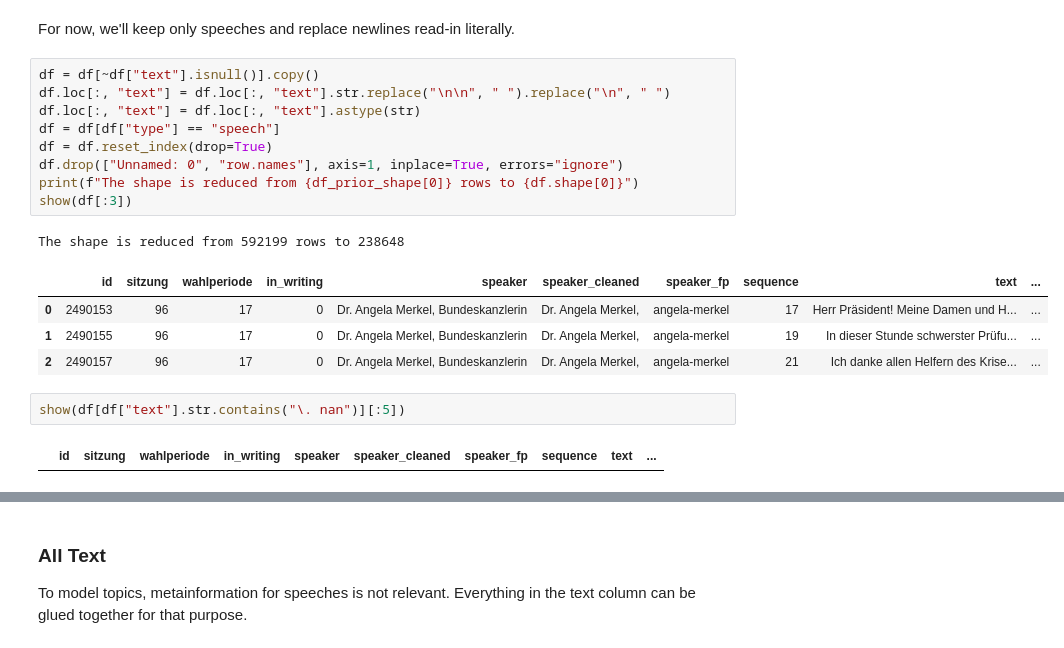
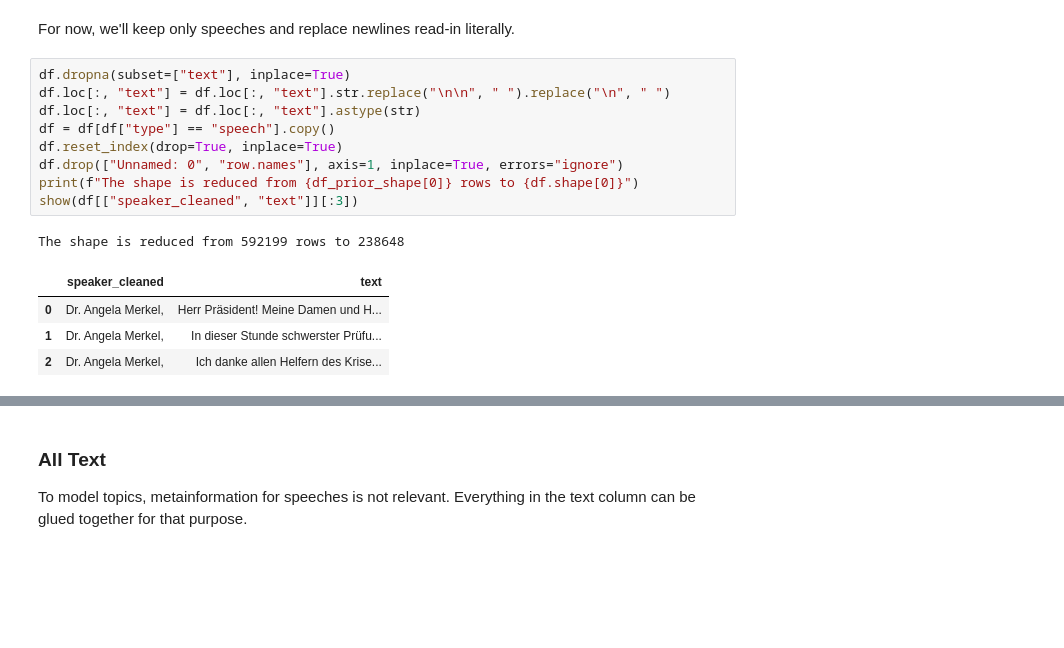
Before and after one commit to sebas-seck/bundestag_nlp, a Jupyter notebook: nb_02_plenary_protocols.ipynb, the cells around one changed output, grey strips where cells are left out. Drawn from its saved outputs; the diff is of its cells as text; blank space fills up the shorter version.

Commit message:
refactors speech identification

```diff
--- a/nb_02_plenary_protocols.ipynb
+++ b/nb_02_plenary_protocols.ipynb
@@ -60,21 +59,17 @@ if VERBOSE:
 # %% [markdown]
 For now, we'll keep only speeches and replace newlines read-in literally.
 # %%
-df = df[~df["text"].isnull()].copy()
+df.dropna(subset=["text"], inplace=True)
 df.loc[:, "text"] = df.loc[:, "text"].str.replace("\n\n", " ").replace("\n", " ")
 df.loc[:, "text"] = df.loc[:, "text"].astype(str)
-df = df[df["type"] == "speech"]
-df = df.reset_index(drop=True)
+df = df[df["type"] == "speech"].copy()
+df.reset_index(drop=True, inplace=True)
 df.drop(["Unnamed: 0", "row.names"], axis=1, inplace=True, errors="ignore")
 print(f"The shape is reduced from {df_prior_shape[0]} rows to {df.shape[0]}")
-show(df[:3])
+show(df[["speaker_cleaned", "text"]][:3])
 # %% [output]
 The shape is reduced from 592199 rows to 238648
-|  | id | sitzung | wahlperiode | in_writing | speaker | speaker_cleaned | speaker_fp | sequence | text | ... |
-| 0 | 2490153 | 96 | 17 | 0 | Dr. Angela Merkel, Bundeskanzlerin | Dr. Angela Merkel, | angela-merkel | 17 | Herr Präsident! Meine Damen und H... | ... |
-| 1 | 2490155 | 96 | 17 | 0 | Dr. Angela Merkel, Bundeskanzlerin | Dr. Angela Merkel, | angela-merkel | 19 | In dieser Stunde schwerster Prüfu... | ... |
-| 2 | 2490157 | 96 | 17 | 0 | Dr. Angela Merkel, Bundeskanzlerin | Dr. Angela Merkel, | angela-merkel | 21 | Ich danke allen Helfern des Krise... | ... |
+|  | speaker_cleaned | text |
+| 0 | Dr. Angela Merkel, | Herr Präsident! Meine Damen und H... |
+| 1 | Dr. Angela Merkel, | In dieser Stunde schwerster Prüfu... |
+| 2 | Dr. Angela Merkel, | Ich danke allen Helfern des Krise... |
-# %%
-show(df[df["text"].str.contains("\. nan")][:5])
-# %% [output]
-|  | id | sitzung | wahlperiode | in_writing | speaker | speaker_cleaned | speaker_fp | sequence | text | ... |
```
Also changed, not shown: parts of 15 cells of this notebook, 1 other file.
